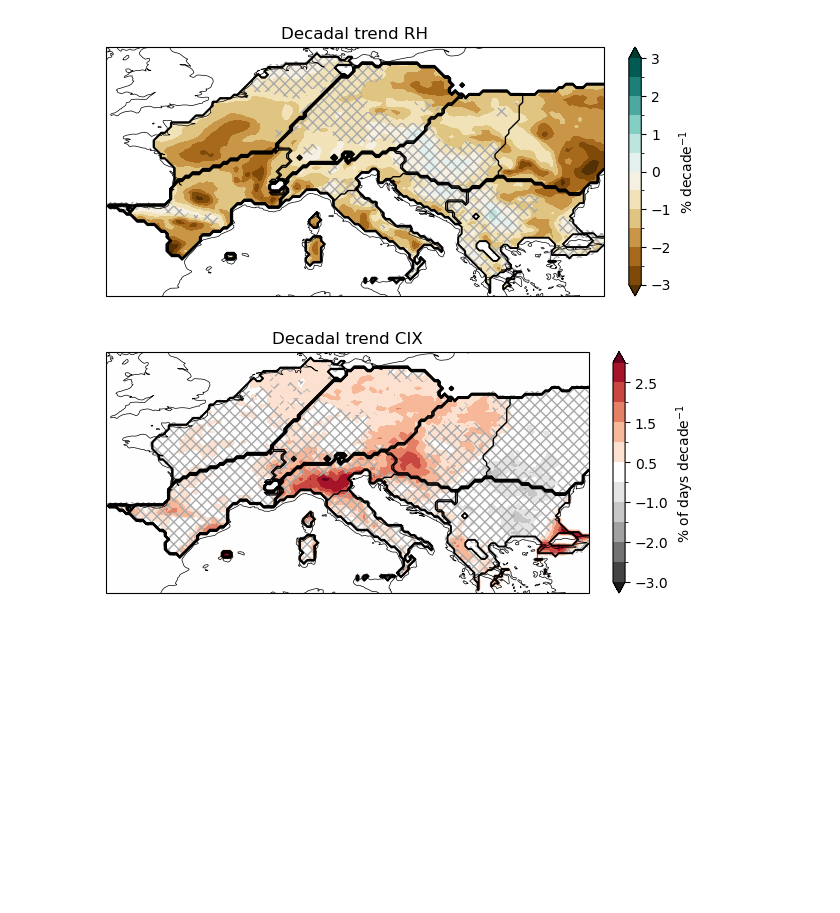
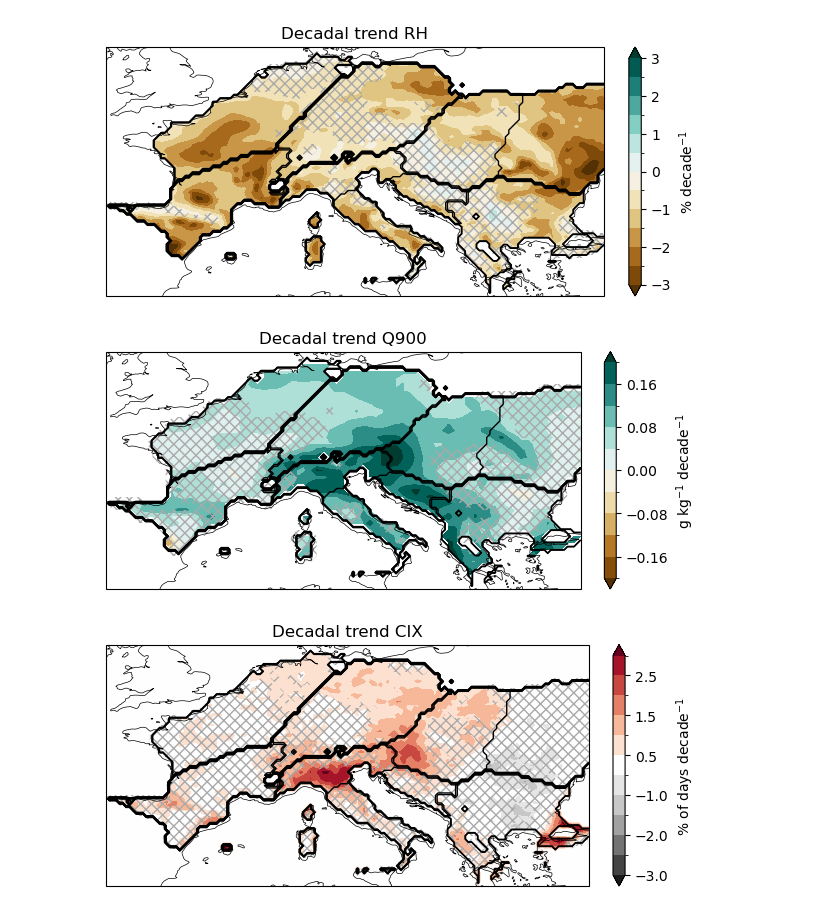
Before and after one commit to feldmann-m/EU_conv, a Jupyter notebook: vis_new.ipynb, the cells around one changed output. Cells and saved outputs as stored; diff of their text form; code cells hidden in the pictures; blank space fills up the shorter version.

Commit message:
additional plots & tables

```diff
--- a/vis_new.ipynb
+++ b/vis_new.ipynb
@@ -33,9 +33,9 @@ import matplotlib.colors as colors
 file=np.load('/storage/homefs/mf23m219/clusters/cluster.npz')
 arrays=file.files
 labels=file['arr_0']
-regs=file['arr_1']
+rregs=file['arr_1']
 ids=file['arr_2']
-print(regs,ids)
+print(rregs,ids)
 
 regs = xr.open_dataset('/storage/homefs/mf23m219/clim/regions.nc')['__xarray_dataarray_variable__']
 mask = (regs.values!=9)
@@ -71,3 +71,5 @@ conv = xr.open_dataset(scr_data+'ym_slope_hr_EUR_40yr_conv_trend.nc').conv_EU *
 s_conv = xr.open_dataset(scr_data+'ym_pval_hr_EUR_40yr_conv_trend.nc').conv_EU * mask2
 rh = xr.open_dataset(scr_data+'ym_slope_hr_EUR_40yr_rh_trend.nc').rh * 10 * 100 * mask2
 s_rh = xr.open_dataset(scr_data+'ym_pval_hr_EUR_40yr_rh_trend.nc').rh * mask2
+q900 = xr.open_dataset(scr_data+'ym_slope_hr_EUR_40yr_q900_trend.nc').q900 * 10 * 1000 * mask2
+s_q900 = xr.open_dataset(scr_data+'ym_pval_hr_EUR_40yr_q900_trend.nc').q900 * mask2
@@ -154,6 +184,34 @@ plt.title('Decadal trend RH')
 fig.savefig(figs+'trend_rh.png',  dpi=300, format=None,)
 # %% [output]
 [figure]
+# %%
+# hatch = (s_rh > abs(4.2*rh)).__xarray_dataarray_variable__
+hatch = (s_q900 > 0.05 )
+latslice=slice(37,55)
+lonslice=slice(-6,30)
+
+cmap = plt.get_cmap('BrBG')
+# cmap.set_under('w')
+cmap.set_bad('w')
+coastline = cfeature.NaturalEarthFeature(
+    category='physical', name='coastline', scale='50m',
+    edgecolor='black', facecolor='none'  # Set coastline color here
+)
+fig,axes = plt.subplots(1,1,figsize=(6, 3), subplot_kw={'projection':ccrs.PlateCarree()}, layout='compressed')
+q900 = q900.where(rh != 0)
+q900.sel(lat=latslice,lon=lonslice).plot.contourf(vmin=-3,vmax=3,cmap=cmap,extend='both',levels=np.arange(-0.2,0.21,0.04)
+                                                ,ax=axes, transform=ccrs.PlateCarree(),cbar_kwargs={"label": r"g kg$^{-1}$ decade$^{-1}$"},)
+regs.sel(lat=latslice,lon=lonslice).plot.contour(ax = axes,colors='k', linewidths=1, levels = np.arange(0.5,11.5,1), add_colorbar=False, transform=ccrs.PlateCarree())
+hatch_plot=hatch.sel(lat=latslice,lon=lonslice).plot.contourf(ax=axes,
+                colors='none',hatches=['','xxx',''],levels=[0,0.05,1], add_colorbar=False)
+for collection in hatch_plot.collections:
+    collection.set_edgecolor('darkgrey')
+    collection.set_linewidth(0)
+axes.add_feature(coastline, linewidth=0.5)
+plt.title('Decadal trend Q900')
+fig.savefig(figs+'trend_q900.png',  dpi=300, format=None,)
+# %% [output]
+[figure, added]
 # %%
 # hatch = (s_conv > abs(4.2*conv)).__xarray_dataarray_variable__
 hatch = (s_conv > 0.05 )
```
Also changed, not shown: parts of 5 cells of this notebook, 1 other file.
